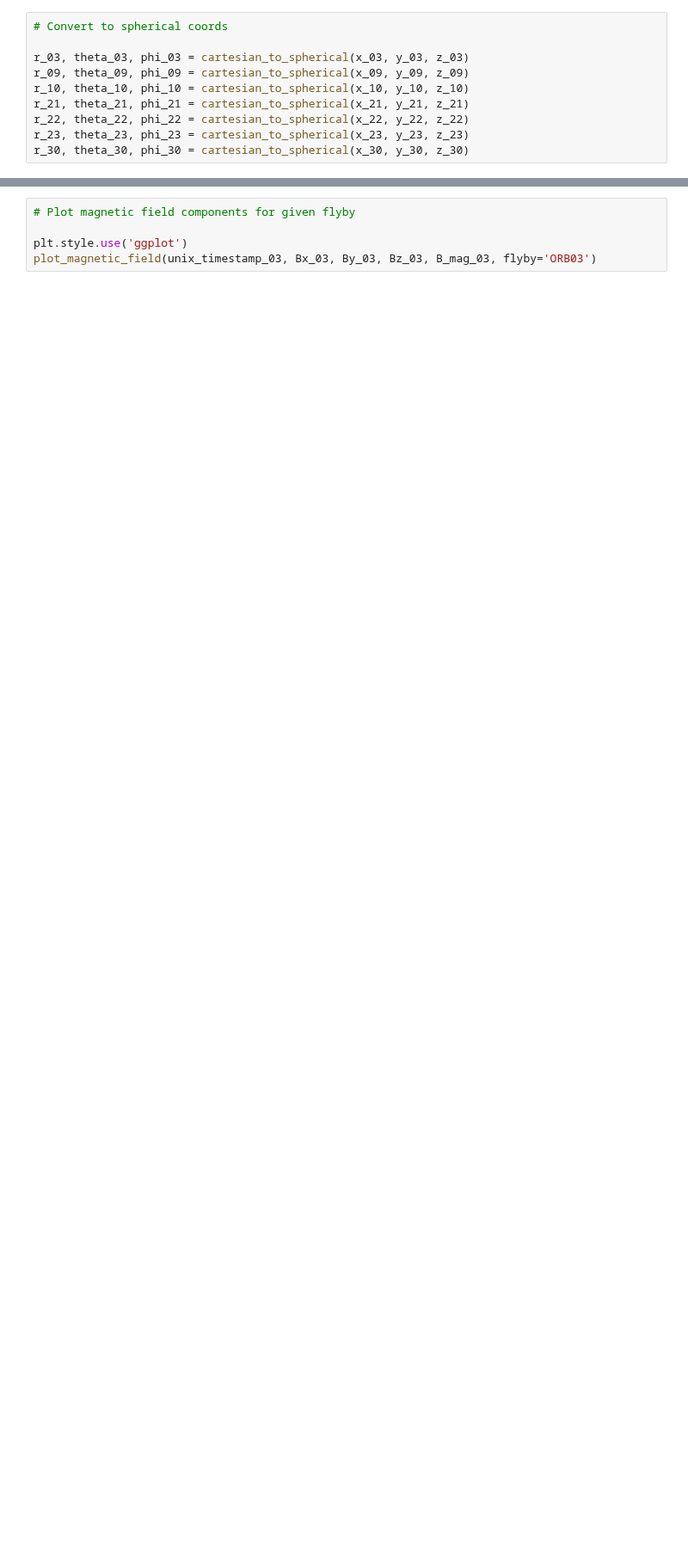
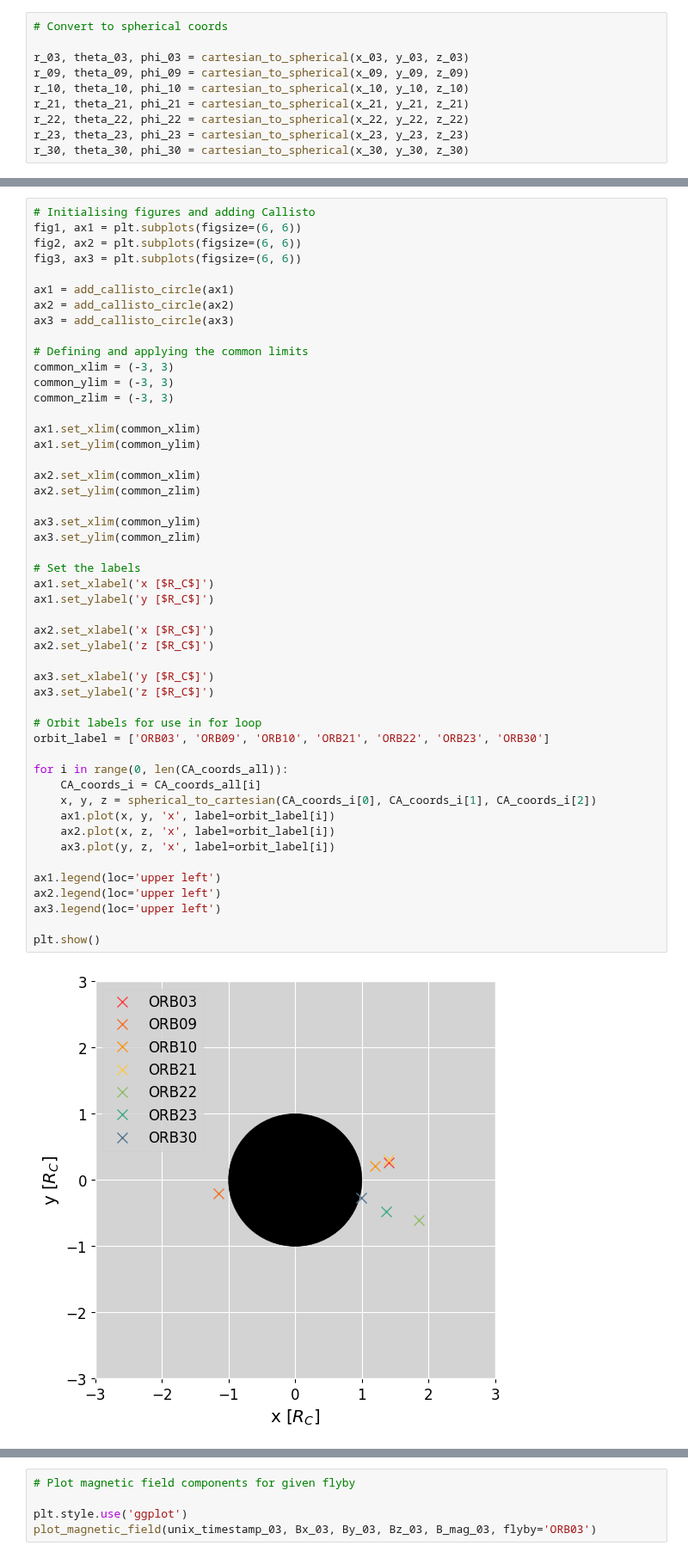
Before and after one commit to vera-br/Callisto, a Jupyter notebook: Galileo-analysis.ipynb, the cells around one changed output, grey strips where cells are left out. Shown at 86% size. Saved outputs shown, nothing was run; the diff lists cells and outputs as text; blank space fills up the shorter version.

```diff
--- a/Galileo-analysis.ipynb
+++ b/Galileo-analysis.ipynb
@@ -151,0 +220,51 @@ r_30, theta_30, phi_30 = cartesian_to_spherical(x_30, y_30, z_30)
+# %%
+# Initialising figures and adding Callisto
+fig1, ax1 = plt.subplots(figsize=(6, 6))
+fig2, ax2 = plt.subplots(figsize=(6, 6))
+fig3, ax3 = plt.subplots(figsize=(6, 6))
+
+ax1 = add_callisto_circle(ax1)
+ax2 = add_callisto_circle(ax2)
+ax3 = add_callisto_circle(ax3)
+
+# Defining and applying the common limits
+common_xlim = (-3, 3)
+common_ylim = (-3, 3)
+common_zlim = (-3, 3)
+
+ax1.set_xlim(common_xlim)
+ax1.set_ylim(common_ylim)
+
+ax2.set_xlim(common_xlim)
+ax2.set_ylim(common_zlim)
+
+ax3.set_xlim(common_ylim)
+ax3.set_ylim(common_zlim)
+
+# Set the labels
+ax1.set_xlabel('x [$R_C$]')
+ax1.set_ylabel('y [$R_C$]')
+
+ax2.set_xlabel('x [$R_C$]')
+ax2.set_ylabel('z [$R_C$]')
+
+ax3.set_xlabel('y [$R_C$]')
+ax3.set_ylabel('z [$R_C$]')
+
+# Orbit labels for use in for loop
+orbit_label = ['ORB03', 'ORB09', 'ORB10', 'ORB21', 'ORB22', 'ORB23', 'ORB30']
+
+for i in range(0, len(CA_coords_all)):
+    CA_coords_i = CA_coords_all[i]
+    x, y, z = spherical_to_cartesian(CA_coords_i[0], CA_coords_i[1], CA_coords_i[2])
+    ax1.plot(x, y, 'x', label=orbit_label[i])
+    ax2.plot(x, z, 'x', label=orbit_label[i])
+    ax3.plot(y, z, 'x', label=orbit_label[i])
+
+ax1.legend(loc='upper left')
+ax2.legend(loc='upper left')
+ax3.legend(loc='upper left')
+
+plt.show()
+# %% [output]
+[figure, added]
```
Also changed, not shown: parts of 4 cells of this notebook.
